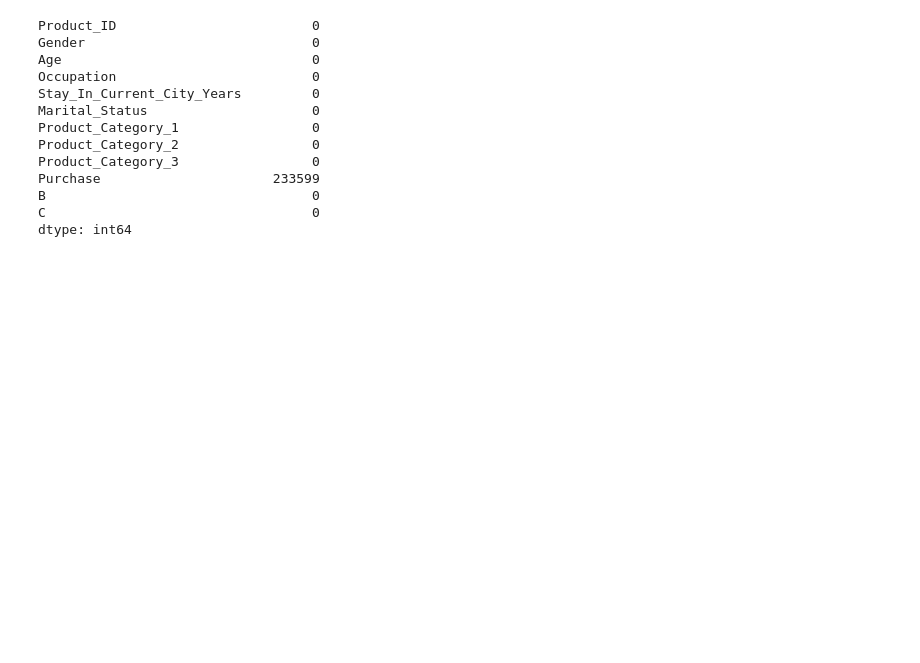
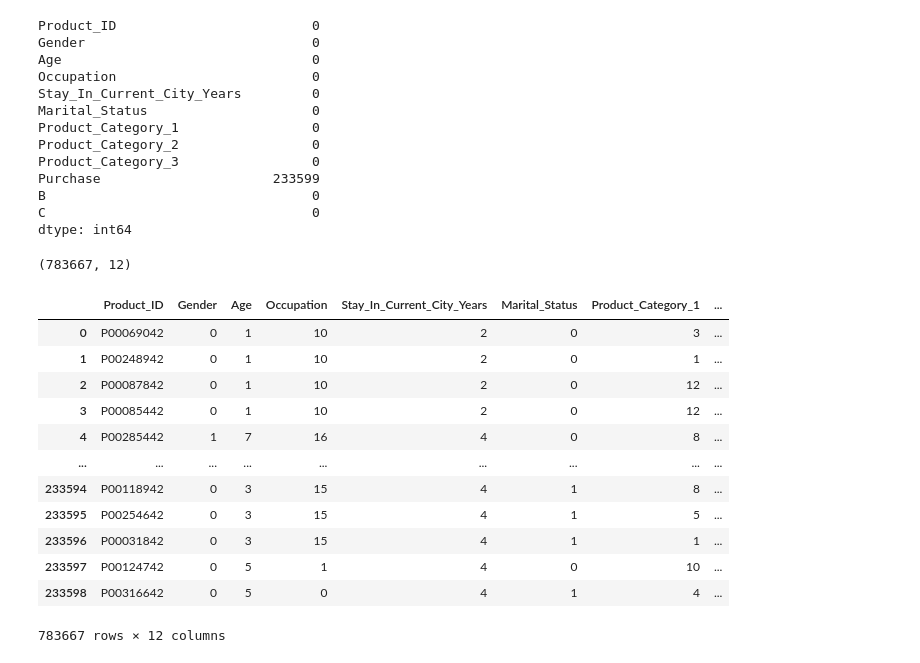
Before and after one commit to PrathameshP26/Data_analytics, a Jupyter notebook: Exploratory Data Analysis/black_friday/eda_blackfriday.ipynb, the cells around one changed output. Drawn from its saved outputs; the diff is of its cells as text; code cells hidden in the pictures; blank space fills up the shorter version.

```diff
--- a/Exploratory Data Analysis/black_friday/eda_blackfriday.ipynb
+++ b/Exploratory Data Analysis/black_friday/eda_blackfriday.ipynb
@@ -264,3 +264,25 @@ Purchase                      233599
 B                                  0
 C                                  0
 dtype: int64
+# %%
+df.shape
+# %% [output]
+(783667, 12)
+# %%
+df['Stay_In_Current_City_Years']=df['Stay_In_Current_City_Years'].str.replace('+','')
+# %%
+df
+# %% [output]
+|  | Product_ID | Gender | Age | Occupation | Stay_In_Current_City_Years | Marital_Status | Product_Category_1 | ... |
+| 0 | P00069042 | 0 | 1 | 10 | 2 | 0 | 3 | ... |
+| 1 | P00248942 | 0 | 1 | 10 | 2 | 0 | 1 | ... |
+| 2 | P00087842 | 0 | 1 | 10 | 2 | 0 | 12 | ... |
+| 3 | P00085442 | 0 | 1 | 10 | 2 | 0 | 12 | ... |
+| 4 | P00285442 | 1 | 7 | 16 | 4 | 0 | 8 | ... |
+| ... | ... | ... | ... | ... | ... | ... | ... | ... |
+| 233594 | P00118942 | 0 | 3 | 15 | 4 | 1 | 8 | ... |
+| 233595 | P00254642 | 0 | 3 | 15 | 4 | 1 | 5 | ... |
+| 233596 | P00031842 | 0 | 3 | 15 | 4 | 1 | 1 | ... |
+| 233597 | P00124742 | 0 | 5 | 1 | 4 | 0 | 10 | ... |
+| 233598 | P00316642 | 0 | 5 | 0 | 4 | 1 | 4 | ... |
+783667 rows × 12 columns
```
Also changed, not shown: parts of 16 cells of this notebook.
